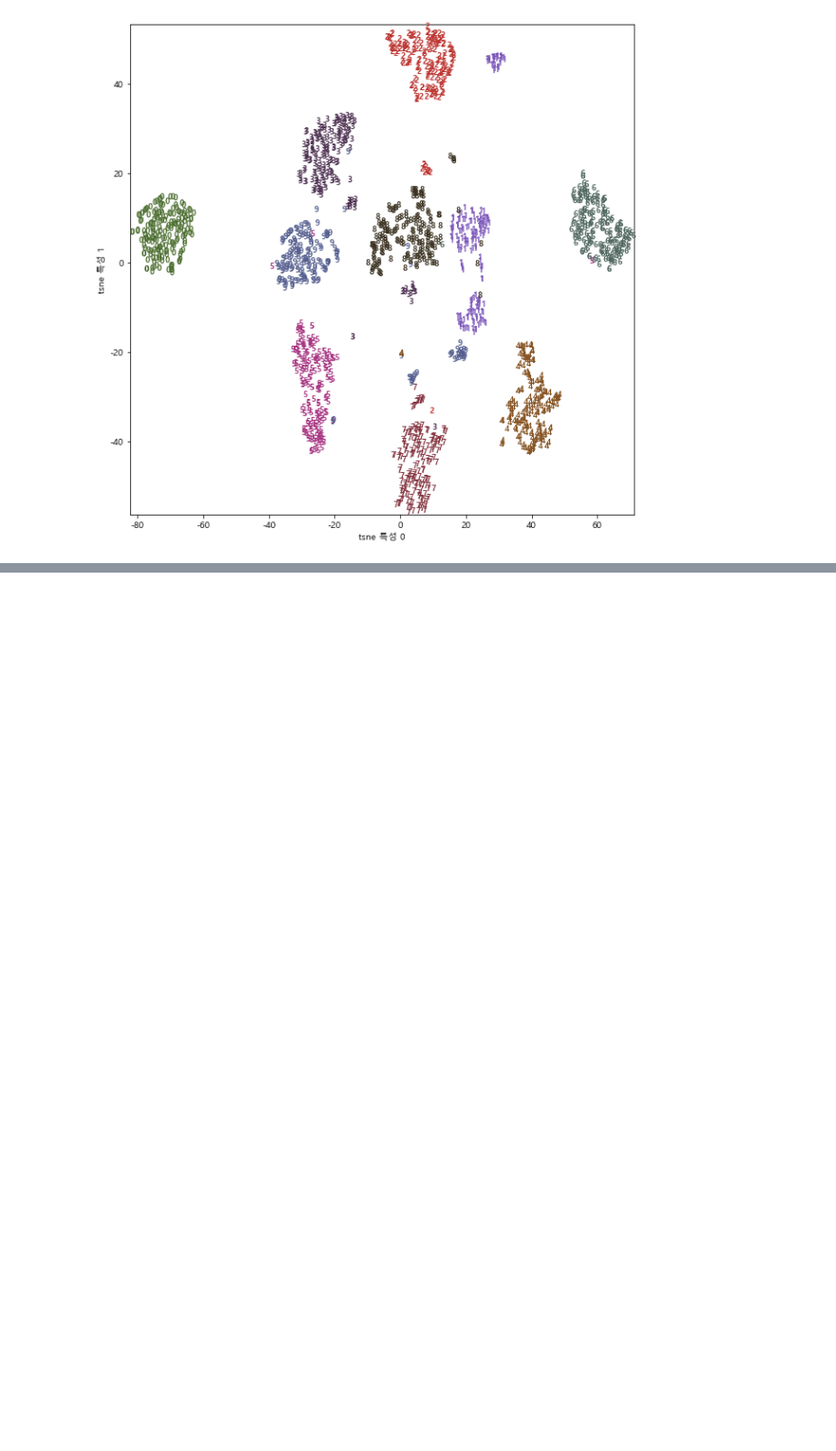
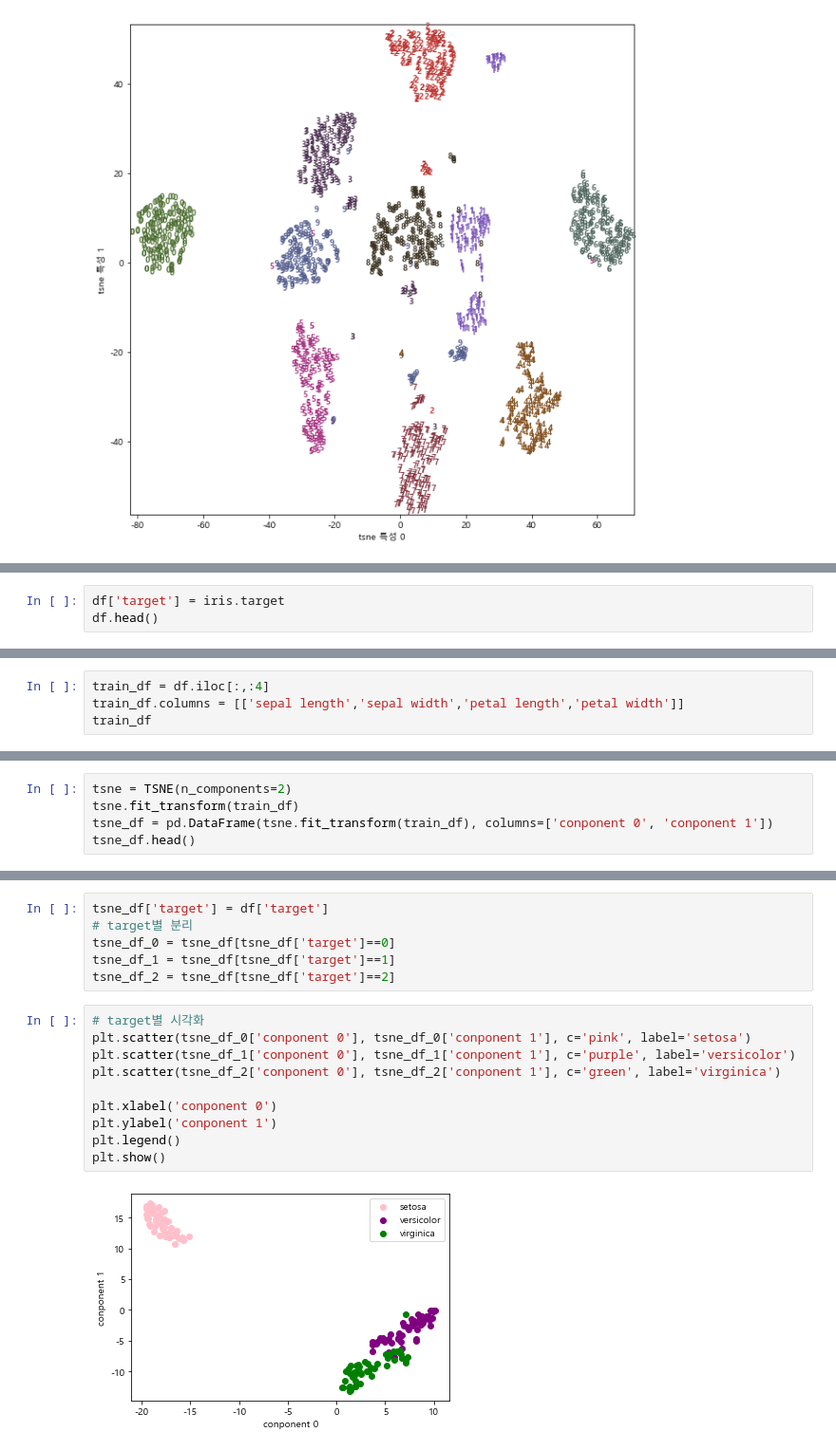
Before and after one commit to JJongSSu/Study, a Jupyter notebook: AI/2주차/4일차/복습.ipynb, the cells around one changed output, grey strips where cells are left out. Shown at 95% size. Cells and saved outputs as stored; diff of their text form; blank space fills up the shorter version.

```diff
--- a/AI/2주차/4일차/복습.ipynb
+++ b/AI/2주차/4일차/복습.ipynb
@@ -63,0 +81,3 @@ plt.show()
+# %%
+df['target'] = iris.target
+df.head()
@@ -63,0 +91,4 @@ plt.show()
+# %%
+train_df = df.iloc[:,:4]
+train_df.columns = [['sepal length','sepal width','petal length','petal width']]
+train_df
@@ -63,0 +109,5 @@ plt.show()
+# %%
+tsne = TSNE(n_components=2)
+tsne.fit_transform(train_df)
+tsne_df = pd.DataFrame(tsne.fit_transform(train_df), columns=['conponent 0', 'conponent 1'])
+tsne_df.head()
@@ -63,0 +121,18 @@ plt.show()
+# %%
+tsne_df['target'] = df['target']
+# target별 분리
+tsne_df_0 = tsne_df[tsne_df['target']==0]
+tsne_df_1 = tsne_df[tsne_df['target']==1]
+tsne_df_2 = tsne_df[tsne_df['target']==2]
+# %%
+# target별 시각화
+plt.scatter(tsne_df_0['conponent 0'], tsne_df_0['conponent 1'], c='pink', label='setosa')
+plt.scatter(tsne_df_1['conponent 0'], tsne_df_1['conponent 1'], c='purple', label='versicolor')
+plt.scatter(tsne_df_2['conponent 0'], tsne_df_2['conponent 1'], c='green', label='virginica')
+
+plt.xlabel('conponent 0')
+plt.ylabel('conponent 1')
+plt.legend()
+plt.show()
+# %% [output]
+[figure, added]
```
Also changed, not shown: parts of 11 cells of this notebook, 1 other file.
